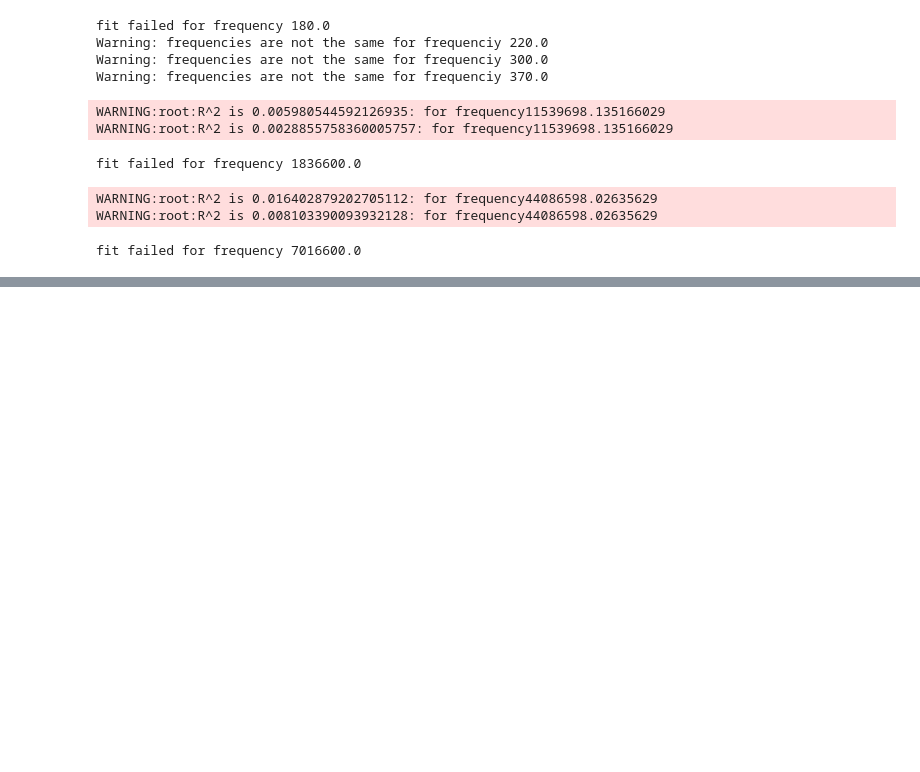
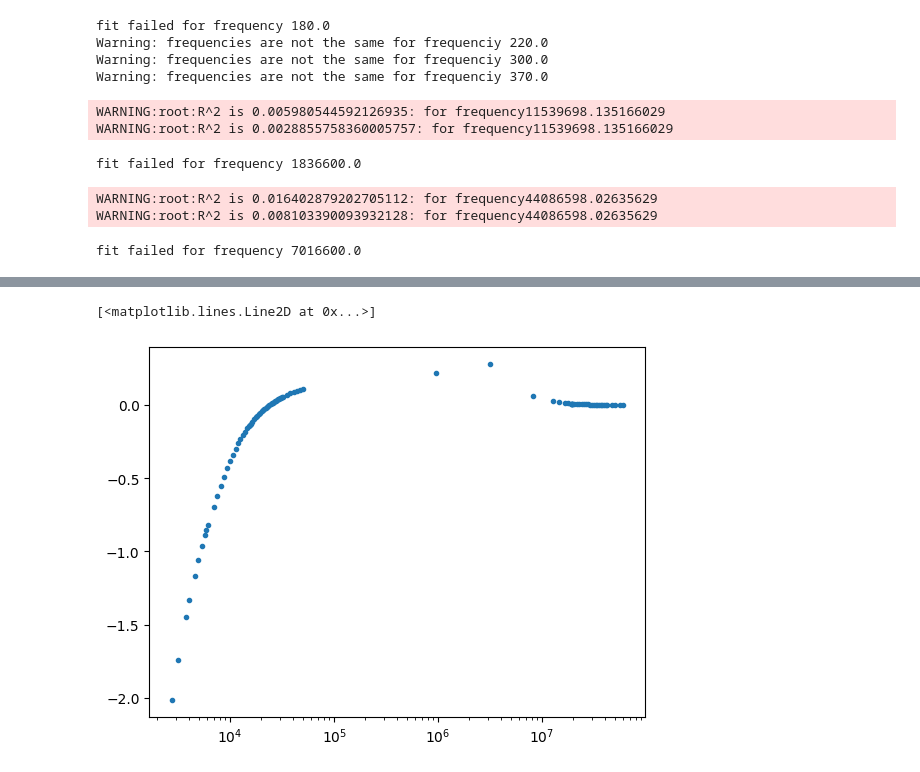
Before and after one commit to nilnil47/Lab-B, a Jupyter notebook: magnetisem/code/pemy.ipynb, the cells around one changed output, grey strips where cells are left out. Drawn from its saved outputs; the diff is of its cells as text; code cells hidden in the pictures; blank space fills up the shorter version.

```diff
--- a/magnetisem/code/pemy.ipynb
+++ b/magnetisem/code/pemy.ipynb
@@ -154,0 +170,5 @@ plt.plot(frequencies,Im_mu,'.')
+# %%
+plt.semilogx(frequencies,Real_mu,'.')
+# %% [output]
+[<matplotlib.lines.Line2D at 0x...>]
+[figure, added]
```
Also changed, not shown: parts of 9 cells of this notebook, 9 other files.
